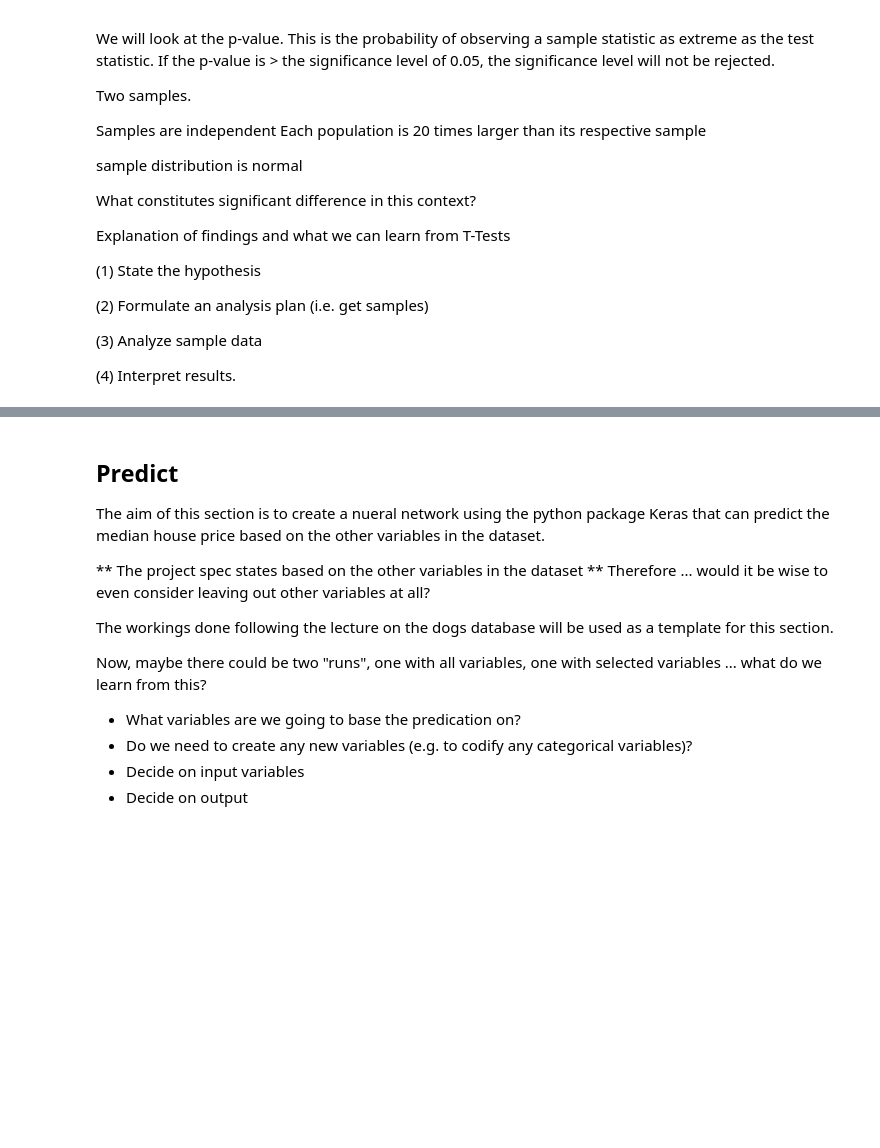
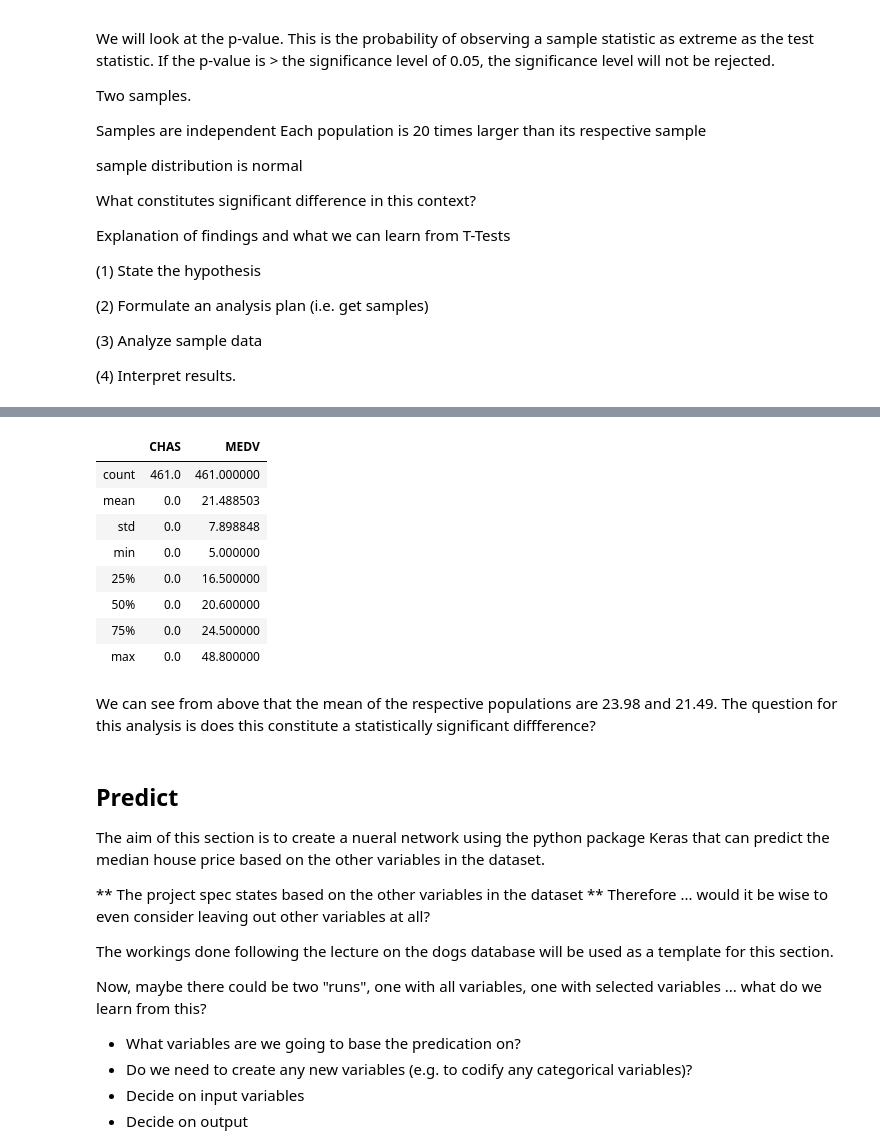
Before and after one commit to davesheils/machineLearningStatisticsProject2019, a Jupyter notebook: Project Notebook.ipynb, the cells around one changed output, grey strips where cells are left out. Drawn from its saved outputs; the diff is of its cells as text; code cells hidden in the pictures; blank space fills up the shorter version.

```diff
--- a/Project Notebook.ipynb
+++ b/Project Notebook.ipynb
@@ -430,3 +481,17 @@ Charles River dummy variable (= 1 if tract bounds river; 0 otherwise)
+# %%
+popNotCHAS.describe()
+# %% [output]
+|  | CHAS | MEDV |
+| count | 461.0 | 461.000000 |
+| mean | 0.0 | 21.488503 |
+| std | 0.0 | 7.898848 |
+| min | 0.0 | 5.000000 |
+| 25% | 0.0 | 16.500000 |
+| 50% | 0.0 | 20.600000 |
+| 75% | 0.0 | 24.500000 |
+| max | 0.0 | 48.800000 |
+# %% [markdown]
+We can see from above that the mean of the respective populations are 23.98 and 21.49. The question for this analysis is does this constitute a statistically significant diffference?
 # %%
 # Analysing the populations
 # %%
```
Also changed, not shown: parts of 13 cells of this notebook.
